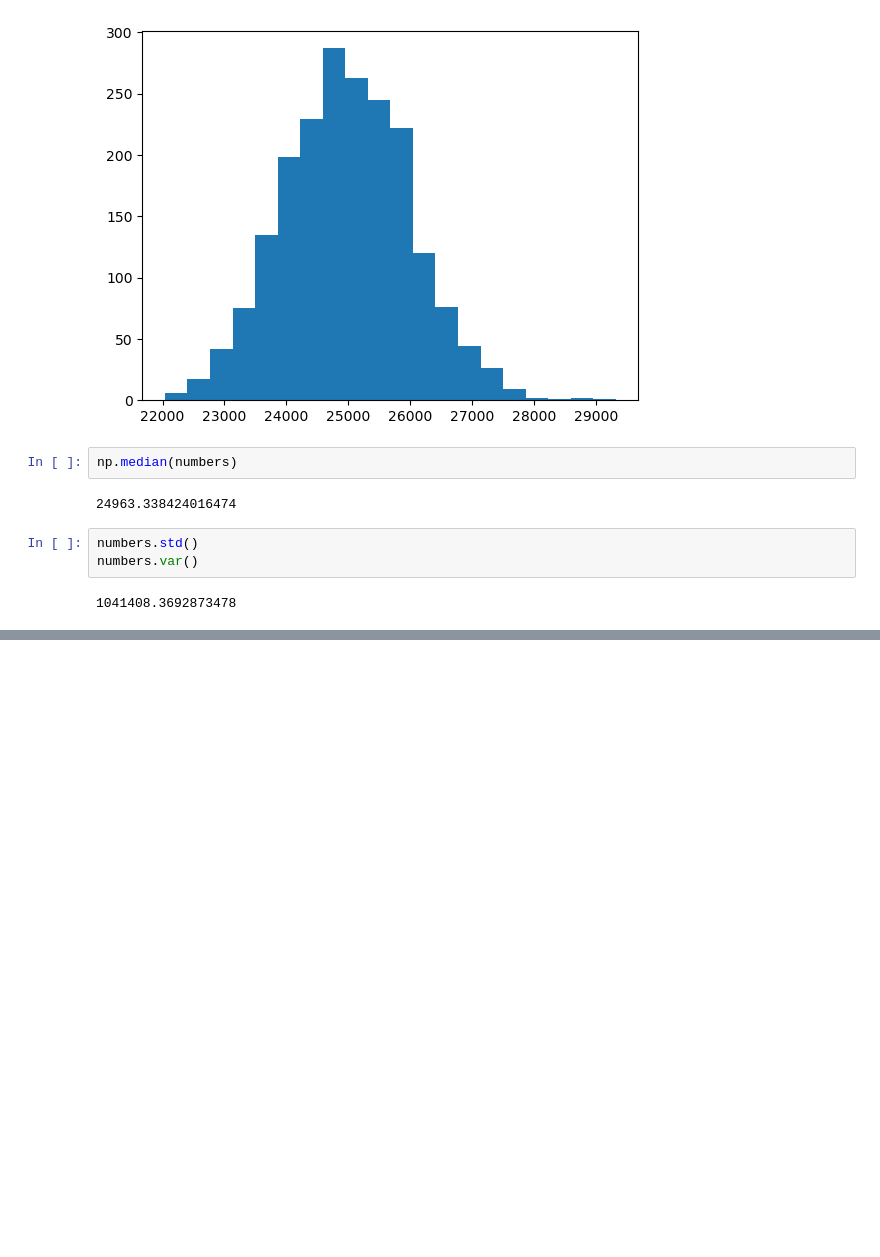
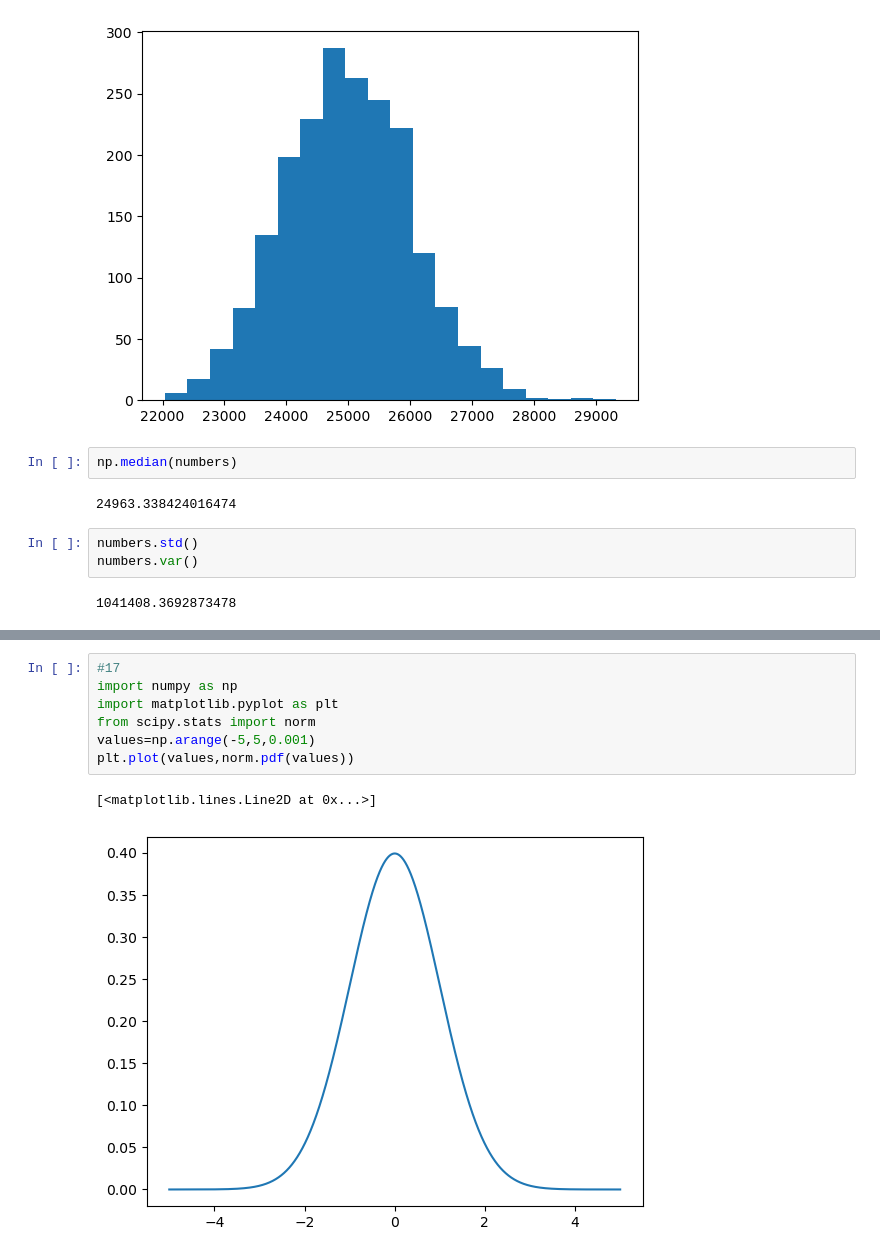
Before and after one commit to MaryamAgt80/Artificial_intelligence, a Jupyter notebook: prace.ipynb, the cells around one changed output, grey strips where cells are left out. Saved outputs shown, nothing was run; the diff lists cells and outputs as text; blank space fills up the shorter version.

```diff
--- a/prace.ipynb
+++ b/prace.ipynb
@@ -46,0 +35,10 @@ ModeResult(mode=array([39]), count=array([12]))
+# %%
+#17
+import numpy as np
+import matplotlib.pyplot as plt
+from scipy.stats import norm
+values=np.arange(-5,5,0.001)
+plt.plot(values,norm.pdf(values))
+# %% [output]
+[<matplotlib.lines.Line2D at 0x...>]
+[figure, added]
```
Also changed, not shown: parts of 12 cells of this notebook, 4 other files.
